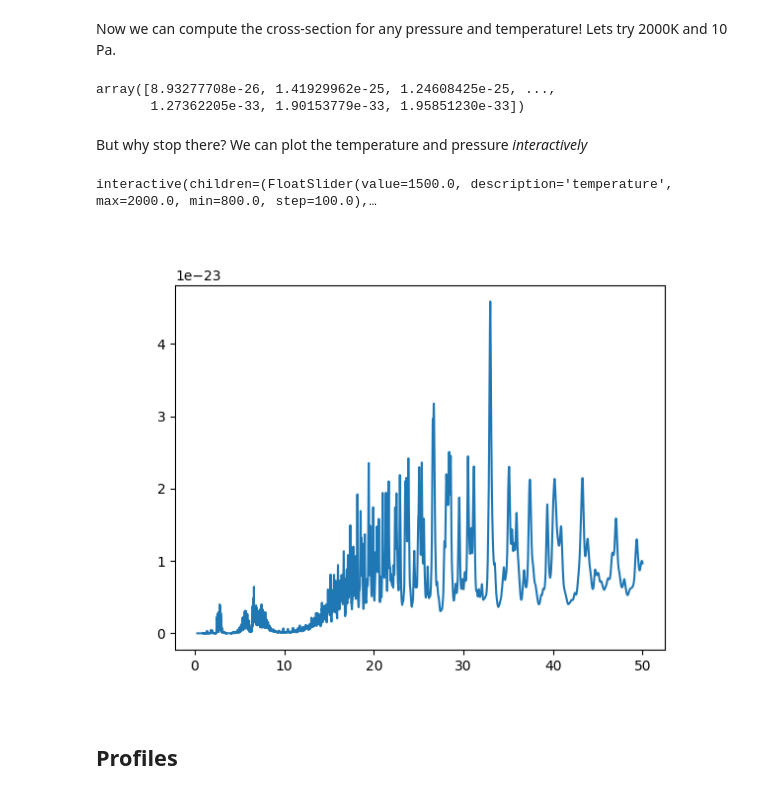
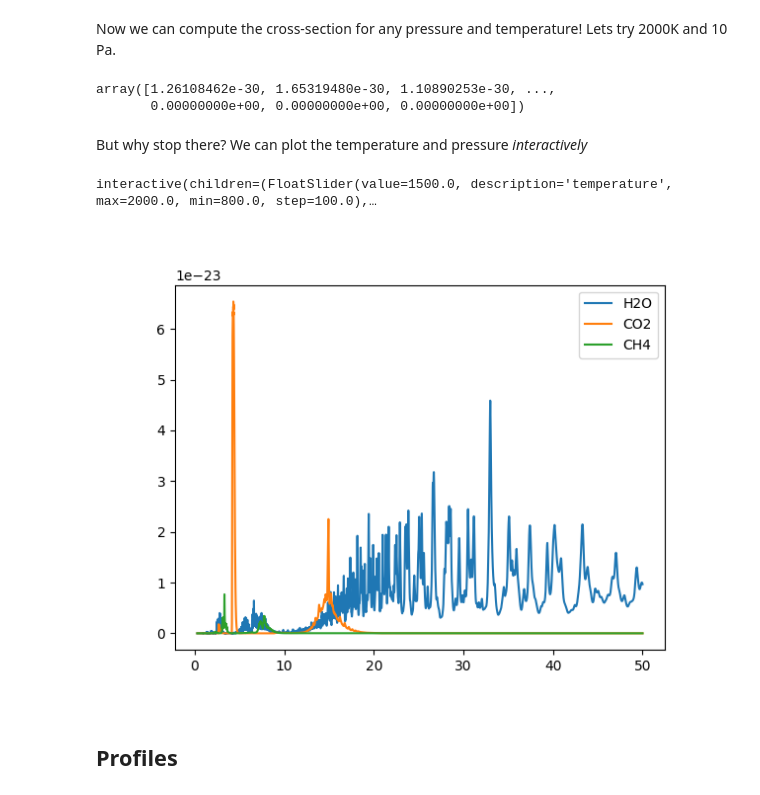
Before and after one commit to JeremySJohn/comp_astro_24, a Jupyter notebook: atmosphere/quickstart.ipynb, the cells around one changed output. Saved outputs shown, nothing was run; the diff lists cells and outputs as text; code cells hidden in the pictures.

Commit message:
run the  jupyter file again trying to add molecules into the model

```diff
--- a/atmosphere/quickstart.ipynb
+++ b/atmosphere/quickstart.ipynb
@@ -43,32 +35,46 @@ h2o_xsec = OpacityCache()['H2O']
+# %%
+#H2O, CH4, CO2, CO cross sections in cm^2
+
+h2o_xsec = OpacityCache()['H2O']
+ch4_xsec = OpacityCache()['CH4']
+co2_xsec = OpacityCache()['CO2']
+co_xsec = OpacityCache()['CO']
 # %% [markdown]
 Now we can compute the cross-section for any pressure and temperature!
 Lets try 2000K and 10 Pa.
-# %%
-h2o_xsec.opacity(2000, 10)
-# %% [output]
-array([8.93277708e-26, 1.41929962e-25, 1.24608425e-25, ...,
-       1.27362205e-33, 1.90153779e-33, 1.95851230e-33])
+# %%
+h2o_xsec.opacity(2000, 10)
+ch4_xsec.opacity(2000, 10)
+co2_xsec.opacity(2000, 10)
+co_xsec.opacity(2000, 10)
+# %% [output]
+array([1.26108462e-30, 1.65319480e-30, 1.10890253e-30, ...,
+       0.00000000e+00, 0.00000000e+00, 0.00000000e+00])
 # %% [markdown]
 But why stop there? We can plot the temperature and pressure *interactively*
 # %%
 xsec_fig = plt.figure()
-xsec_ax = xsec_fig.add_subplot(1,1,1)
+xsec_ax = xsec_fig.add_subplot(1, 1, 1)
 
+# Initial plot for each molecule
+h2o_line, = xsec_ax.plot(10000 / h2o_xsec.wavenumberGrid, h2o_xsec.opacity(800, 1e0), label='H2O')
+co2_line, = xsec_ax.plot(10000 / co2_xsec.wavenumberGrid, co2_xsec.opacity(800, 1e0), label='CO2')
+ch4_line, = xsec_ax.plot(10000 / ch4_xsec.wavenumberGrid, ch4_xsec.opacity(800, 1e0), label='CH4')
 
+xsec_ax.legend()
 
-xsec, = xsec_ax.plot(10000/h2o_xsec.wavenumberGrid,h2o_xsec.opacity(800,1e0))
-
-def update_cross(temperature=1500.0,pressure=6.7):
-
-    xsec.set_ydata(h2o_xsec.opacity(temperature,10**pressure))
+def update_cross(temperature=1500.0, pressure=6.7):
+    h2o_line.set_ydata(h2o_xsec.opacity(temperature, 10**pressure))
+    co2_line.set_ydata(co2_xsec.opacity(temperature, 10**pressure))
+    ch4_line.set_ydata(ch4_xsec.opacity(temperature, 10**pressure))
     xsec_ax.relim()
     xsec_ax.autoscale_view()
     xsec_fig.canvas.draw()
 
-interact(update_cross,temperature=(800.0,2000.0,100),pressure=(-1.0,10.0,1));
+interact(update_cross, temperature=(800.0, 2000.0, 100), pressure=(-1.0, 10.0, 1));
 # %% [output]
 interactive(children=(FloatSlider(value=1500.0, description='temperature', max=2000.0, min=800.0, step=100.0),…
-[figure, old version]
+[figure, new version]
 # %% [markdown]
 ## Profiles
 # %% [markdown]
```
Also changed, not shown: parts of 18 cells of this notebook.
